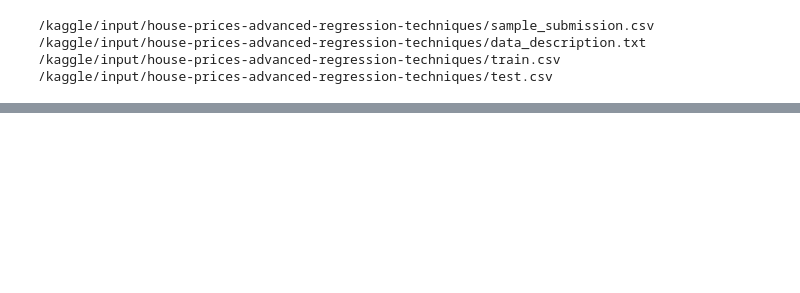
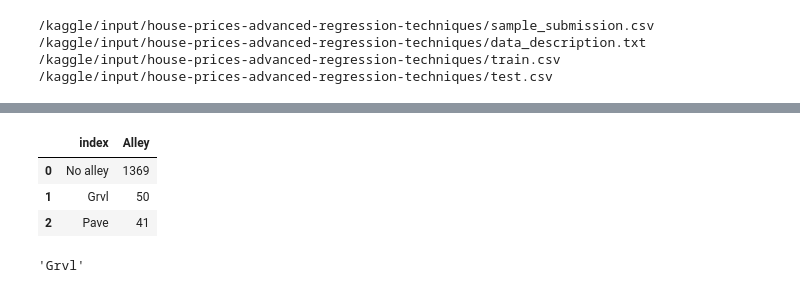
Before and after one commit to myredex/kaggle_house_price_prediction, a Jupyter notebook: kaggle-house-prices-basics.ipynb, the cells around one changed output, grey strips where cells are left out. Saved outputs shown, nothing was run; the diff lists cells and outputs as text; code cells hidden in the pictures; blank space fills up the shorter version.

```diff
--- a/kaggle-house-prices-basics.ipynb
+++ b/kaggle-house-prices-basics.ipynb
@@ -40,0 +648,18 @@ train
+# %%
+train['LotFrontage'] = train.groupby('Neighborhood')['LotFrontage'].transform(lambda x: x.fillna(x.median()))
+# %%
+# Replace other null values
+train['Alley']=train['Alley'].fillna('No alley')
+train['BsmtQual']=train['BsmtQual'].fillna('No Basement')
+train['BsmtCond']=train['BsmtCond'].fillna('No Basement')
+train['BsmtExposure']=train['BsmtExposure'].fillna('No Basement')
+train['BsmtFinType1']=train['BsmtFinType1'].fillna('No Basement')
+train['BsmtFinType2']=train['BsmtFinType2'].fillna('No Basement')
+train['FireplaceQu']=train['FireplaceQu'].fillna('No Fireplace')
+train['GarageType']=train['GarageType'].fillna('No Garage')
+train['GarageFinish']=train['GarageFinish'].fillna('No Garage')
+train['GarageQual']=train['GarageQual'].fillna('No Garage')
+train['GarageQual']=train['GarageQual'].fillna('No Garage')
+train['PoolQC']=train['PoolQC'].fillna('No pool')
+train['Fence']=train['Fence'].fillna('No fence')
+train['MiscFeature']=train['MiscFeature'].fillna('None')
@@ -40,0 +741,15 @@ train
+# %%
+x = pd.DataFrame(train['Alley'].value_counts())
+x.reset_index(inplace=True)
+# %%
+#x.reset_index(inplace=True)
+x.head()
+# %% [output]
+|  | index | Alley |
+| 0 | No alley | 1369 |
+| 1 | Grvl | 50 |
+| 2 | Pave | 41 |
+# %%
+x.iloc[1,0]
+# %% [output]
+'Grvl'
```
Also changed, not shown: parts of 18 cells of this notebook.
